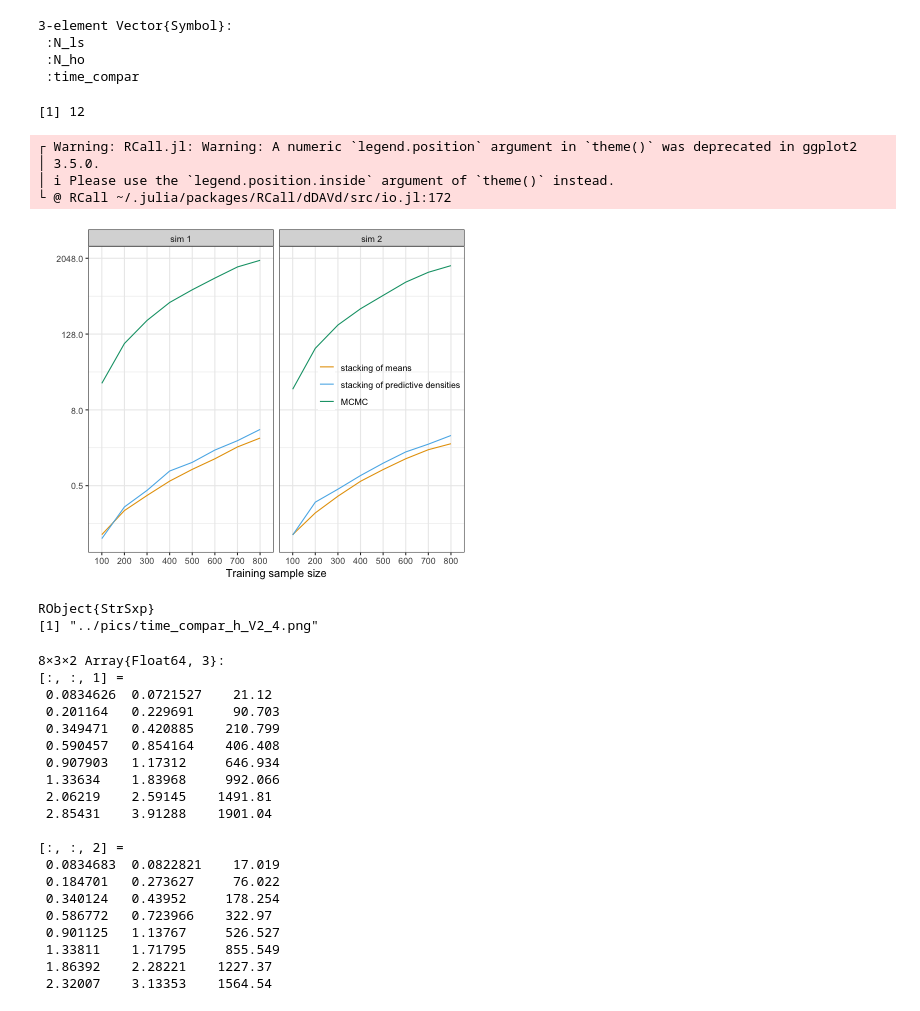
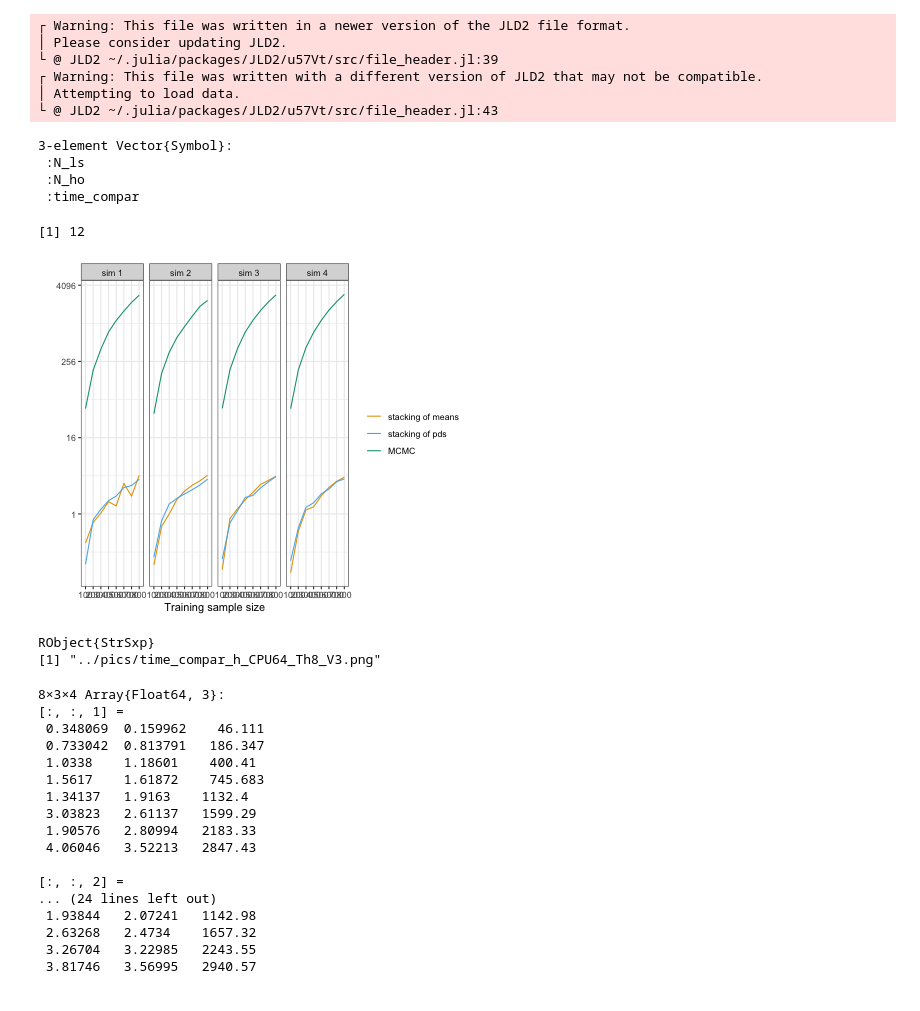
Before and after one commit to LuZhangstat/spatial_stacking, a Jupyter notebook: sim_julia/projects/time_compar.ipynb, the cells around one changed output. Cells and saved outputs as stored; diff of their text form; code cells hidden in the pictures.

Commit message:
update code for time comparision with sim 4

```diff
--- a/sim_julia/projects/time_compar.ipynb
+++ b/sim_julia/projects/time_compar.ipynb
@@ -22,7 +20,7 @@ sp_stacking_K_fold_V2 (generic function with 1 method)
 N_ls = [200, 300, 400, 500, 600, 700, 800, 900];
 N_ho = 100;
 seed = 1;
-time_compar = Array{Float64, 3}(undef, length(N_ls), 3, 2);
+time_compar = Array{Float64, 3}(undef, length(N_ls), 3, 4);
 # %%
 ## candidate values of hyperparameters for stacking ##
 p = 2
@@ -169,80 +134,79 @@ time_compar
 # %%
 ## plot the comparision ##
-@load "../results/time_comparV2_4.jld" N_ls N_ho time_compar
+@load "../results/time_comparV3_CPU64_Th8.jld" N_ls N_ho time_compar
 # %% [output]
-3-element Vector{Symbol}:
- :N_ls
- :N_ho
- :time_compar
+┌ Warning: This file was written in a newer version of the JLD2 file format.
+│ Please consider updating JLD2.
+└ @ JLD2 ~/.julia/packages/JLD2/u57Vt/src/file_header.jl:39
+┌ Warning: This file was written with a different version of JLD2 that may not be compatible.
+│ Attempting to load data.
+└ @ JLD2 ~/.julia/packages/JLD2/u57Vt/src/file_header.jl:43
+3-element Vector{Symbol}:
+ :N_ls
+ :N_ho
+ :time_compar
 # %%
 @rput time_compar
 @rput N_ls
 @rput N_ho
 R"""
 library(ggplot2)
 library(parallel)
 print(detectCores())
 time_dta <- data.frame(time = c(time_compar),
-                N_train = rep(paste(N_ls - N_ho), 3*2),
-                sim = rep(c(1, 2), each = length(N_ls)*3),
-                type = rep(rep(c(1:3), each = length(N_ls)), 2))
+                N_train = rep(paste(N_ls - N_ho), 3*4),
+                sim = rep(c(1, 2, 3, 4), each = length(N_ls)*3),
+                type = rep(rep(c(1:3), each = length(N_ls)), 4))
 
-sim_label = c("sim 1", "sim 2")
-time_dta$sim = factor(time_dta$sim, levels = 1:2, labels = sim_label)
-type_label = c("stacking of means", "stacking of predictive densities", "MCMC")
+sim_label = c("sim 1", "sim 2", "sim 3", "sim 4")
+time_dta$sim = factor(time_dta$sim, levels = 1:4, labels = sim_label)
+type_label = c("stacking of means", "stacking of pds", "MCMC")
 time_dta$type = factor(time_dta$type, levels = 1:3, labels = type_label)
 
 
 p_summary <- ggplot(time_dta, aes(x = N_train, y = time, color = label)) +
   geom_line(aes(x = N_train, y = time, group = type, color = type)) +
   theme_bw() + xlab("Training sample size") +
   facet_wrap(~ sim, nrow = 1, scales = "free_x", strip.position="top") +
-  theme(legend.position=c(0.8, 0.55), legend.title = element_blank(),
+  theme(legend.position="right", legend.title = element_blank(),
         legend.background = element_rect(fill = "transparent")) + ylab(" ") +
   scale_y_continuous(trans='log2') +
   scale_colour_manual(values=c("#E69F00", "#56B4E9", "#009E73"))
 
 print(p_summary)
 
 #plot(N_ls - 100, time_compar[, 1, 1])
 
-ggsave(paste0("../pics/time_compar_h_V2_4.png"),
+ggsave(paste0("../pics/time_compar_h_CPU64_Th8_V3.png"),
        plot = p_summary,
-       width = 7.0, height = 2.5, units = "in", dpi = 600)
+       width = 11.0, height = 2.5, units = "in", dpi = 600)
 
 """
 # %% [output]
 [1] 12
+[figure, new version]
-┌ Warning: RCall.jl: Warning: A numeric `legend.position` argument in `theme()` was deprecated in ggplot2
-│ 3.5.0.
-│ ℹ Please use the `legend.position.inside` argument of `theme()` instead.
-└ @ RCall ~/.julia/packages/RCall/dDAVd/src/io.jl:172
+RObject{StrSxp}
+[1] "../pics/time_compar_h_CPU64_Th8_V3.png"
-[figure, old version]
-RObject{StrSxp}
-[1] "../pics/time_compar_h_V2_4.png"
 # %%
 #Threads.nthreads()
 # %%
 time_compar
 # %% [output]
-8×3×2 Array{Float64, 3}:
+8×3×4 Array{Float64, 3}:
 [:, :, 1] =
- 0.0834626  0.0721527    21.12
- 0.201164   0.229691     90.703
- 0.349471   0.420885    210.799
- 0.590457   0.854164    406.408
- 0.907903   1.17312     646.934
- 1.33634    1.83968     992.066
- 2.06219    2.59145    1491.81
- 2.85431    3.91288    1901.04
+ 0.348069  0.159962    46.111
+ 0.733042  0.813791   186.347
+ 1.0338    1.18601    400.41
+ 1.5617    1.61872    745.683
+ 1.34137   1.9163    1132.4
+ 3.03823   2.61137   1599.29
+ 1.90576   2.80994   2183.33
+ 4.06046   3.52213   2847.43
 
 [:, :, 2] =
- 0.0834683  0.0822821    17.019
- 0.184701   0.273627     76.022
- 0.340124   0.43952     178.254
- 0.586772   0.723966    322.97
- 0.901125   1.13767     526.527
- 1.33811    1.71795     855.549
- 1.86392    2.28221    1227.37
- 2.32007    3.13353    1564.54
+... (24 lines left out)
+ 1.93844   2.07241   1142.98
+ 2.63268   2.4734    1657.32
+ 3.26704   3.22985   2243.55
+ 3.81746   3.56995   2940.57
 # %%
```
Also changed, not shown: parts of 7 cells of this notebook.
